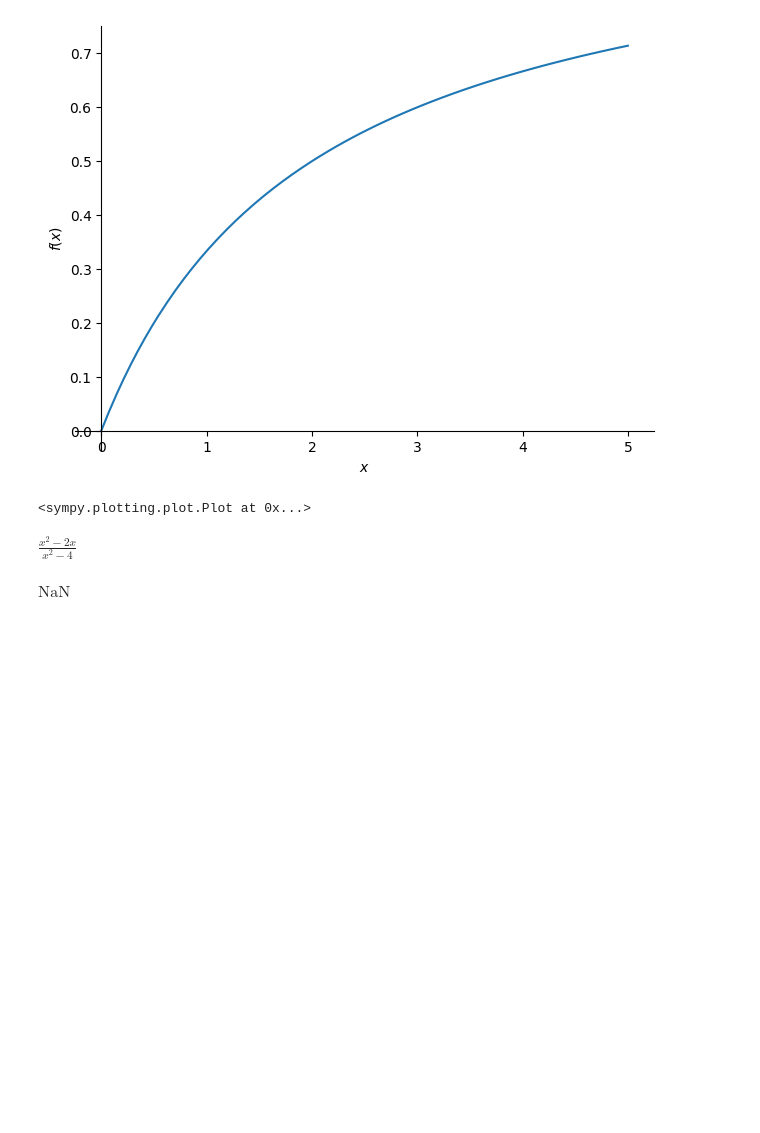
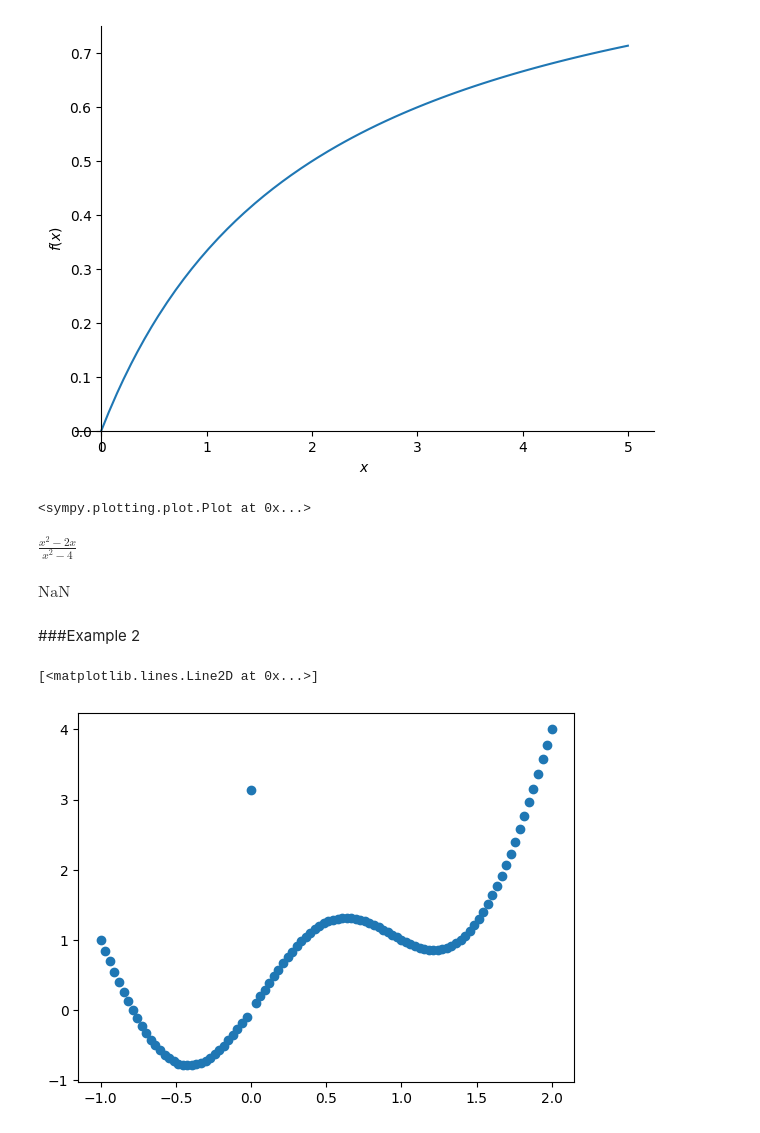
Before and after one commit to Metallicode/Math, a Jupyter notebook: Discontinuous_Functions.ipynb, the cells around one changed output. Cells and saved outputs as stored; diff of their text form; code cells hidden in the pictures; blank space fills up the shorter version.

```diff
--- a/Discontinuous_Functions.ipynb
+++ b/Discontinuous_Functions.ipynb
@@ -48,3 +64,15 @@ $\displaystyle \frac{x^{2} - 2 x}{x^{2} - 4}$
 f_x.subs(x,2)
 # %% [output]
 $\displaystyle \text{NaN}$
+# %% [markdown]
+###Example 2
+# %%
+xx = np.linspace(-1, 2, 100)
+# %%
+y = np.sin(xx*np.pi) + xx**2
+y[xx == 0] = np.pi
+# %%
+plt.plot(xx, y, "o")
+# %% [output]
+[<matplotlib.lines.Line2D at 0x...>]
+[figure, added]
```
Also changed, not shown: parts of 3 cells of this notebook.
